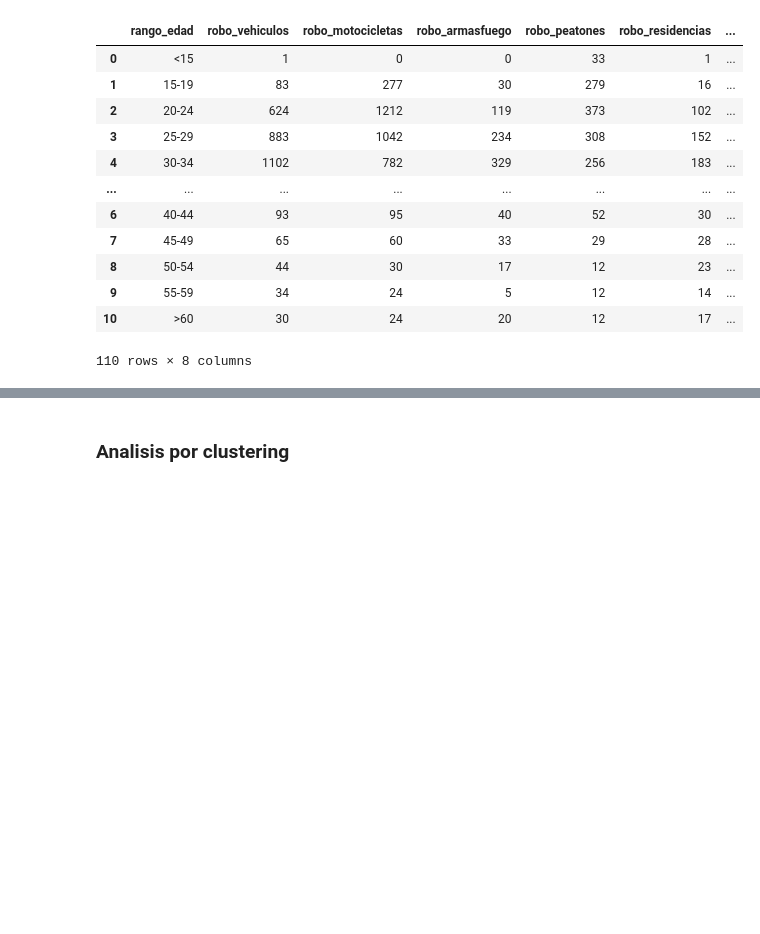
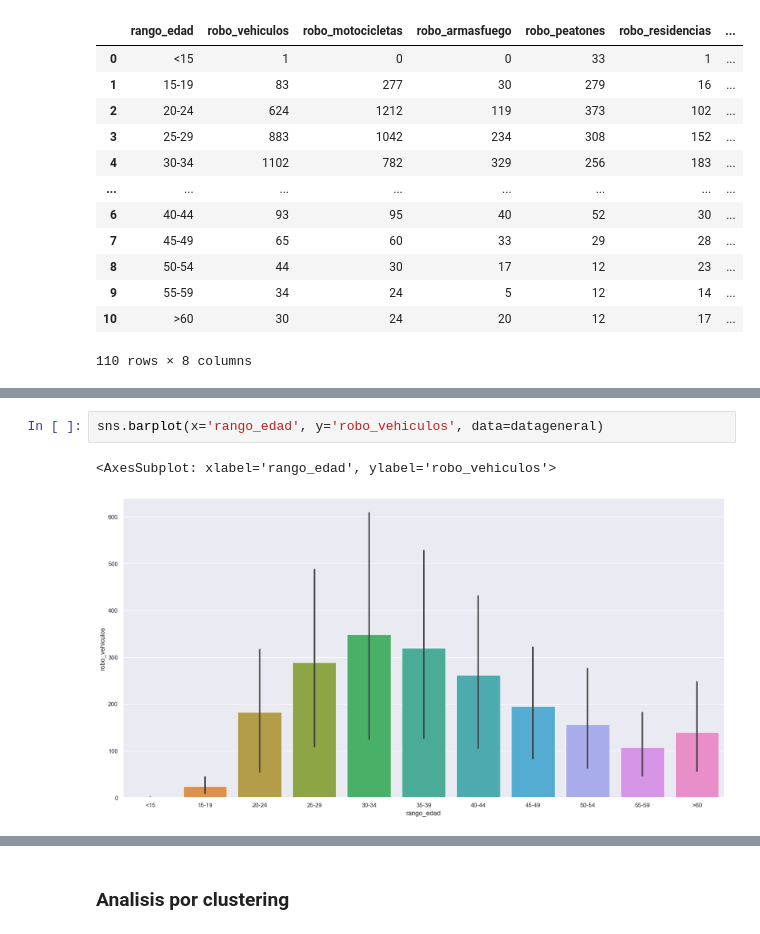
Before and after one commit to andresdlRoca/Data_Mining_Project-UVG-2023, a Jupyter notebook: main.ipynb, the cells around one changed output, grey strips where cells are left out. Saved outputs shown, nothing was run; the diff lists cells and outputs as text; blank space fills up the shorter version.

```diff
--- a/main.ipynb
+++ b/main.ipynb
@@ -101,0 +172,5 @@ display(datageneral)
+# %%
+sns.barplot(x='rango_edad', y='robo_vehiculos', data=datageneral)
+# %% [output]
+<AxesSubplot: xlabel='rango_edad', ylabel='robo_vehiculos'>
+[figure, added]
```
Also changed, not shown: parts of 15 cells of this notebook.
